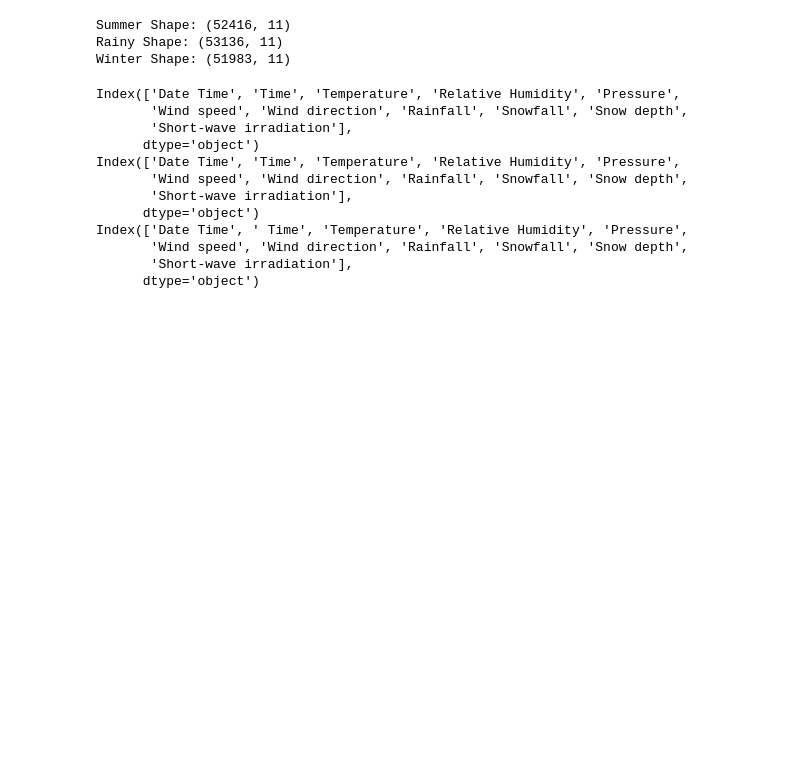
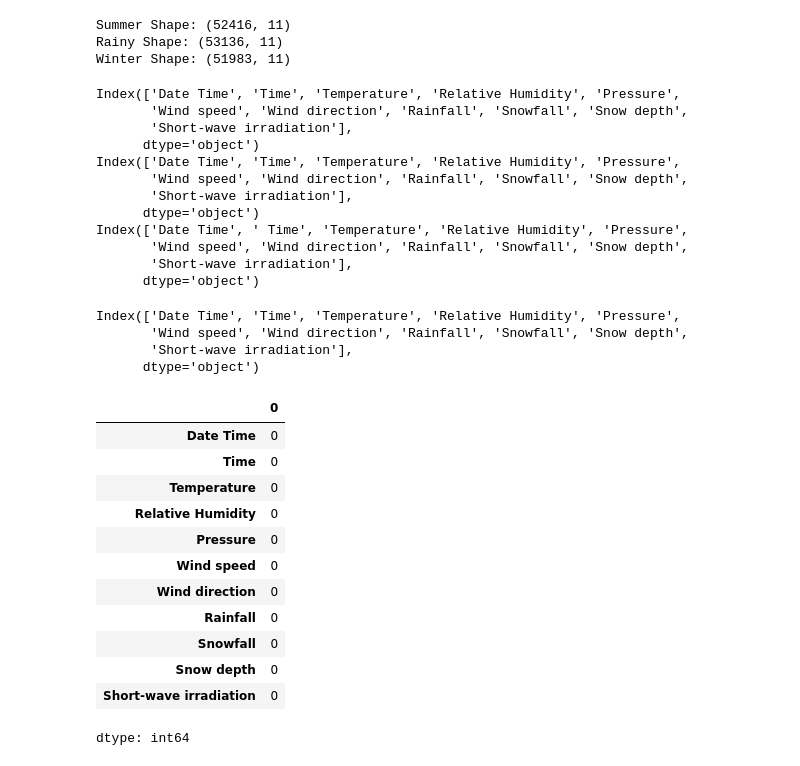
Before and after one commit to jayanth-talasri/Solar-irradiance-forecasting-using-deep-Learning-model-LSTM-, a Jupyter notebook: solar_forecasting.ipynb, the cells around one changed output. Saved outputs shown, nothing was run; the diff lists cells and outputs as text; code cells hidden in the pictures; blank space fills up the shorter version.

```diff
--- a/solar_forecasting.ipynb
+++ b/solar_forecasting.ipynb
@@ -34,3 +34,28 @@ Index(['Date Time', ' Time', 'Temperature', 'Relative Humidity', 'Pressure',
        'Wind speed', 'Wind direction', 'Rainfall', 'Snowfall', 'Snow depth',
        'Short-wave irradiation'],
       dtype='object')
+# %%
+summer.columns = summer.columns.str.strip()
+
+print(summer.columns)
+# %% [output]
+Index(['Date Time', 'Time', 'Temperature', 'Relative Humidity', 'Pressure',
+       'Wind speed', 'Wind direction', 'Rainfall', 'Snowfall', 'Snow depth',
+       'Short-wave irradiation'],
+      dtype='object')
+# %%
+summer.isnull().sum()
+# %% [output]
+|  | 0 |
+| Date Time | 0 |
+| Time | 0 |
+| Temperature | 0 |
+| Relative Humidity | 0 |
+| Pressure | 0 |
+| Wind speed | 0 |
+| Wind direction | 0 |
+| Rainfall | 0 |
+| Snowfall | 0 |
+| Snow depth | 0 |
+| Short-wave irradiation | 0 |
+dtype: int64
```
Also changed, not shown: parts of 5 cells of this notebook.
